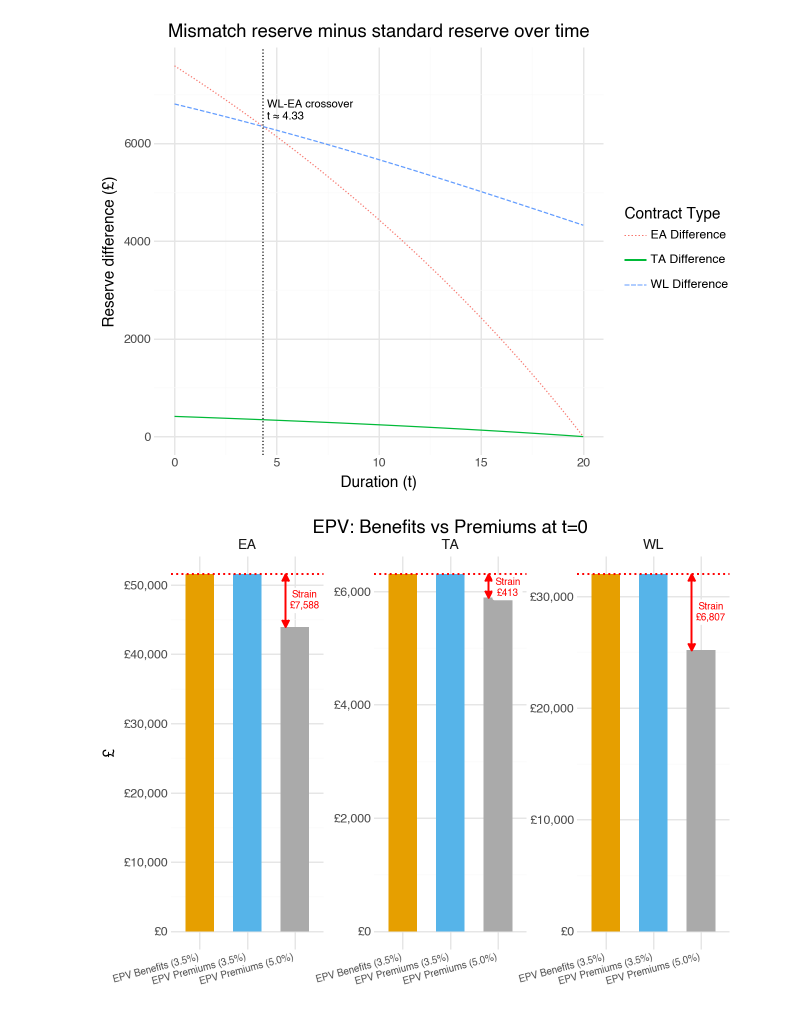
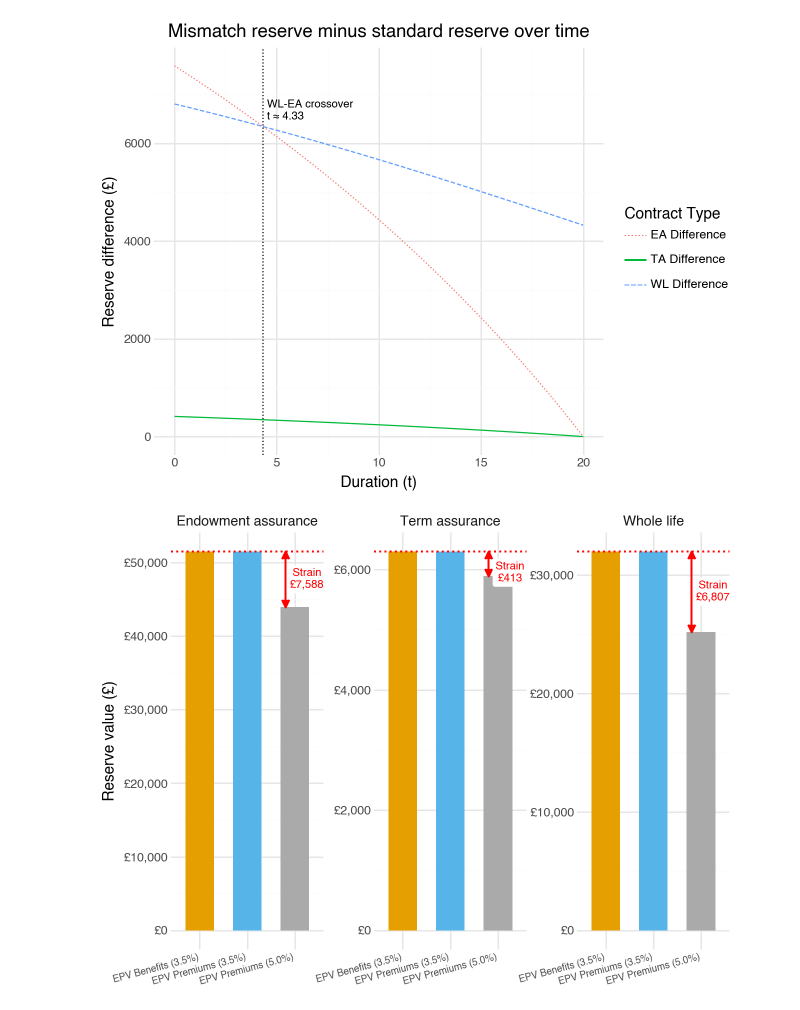
Before and after one commit to ytterbiu/smm065-computer-based-assessment, a Jupyter notebook: cm1-p2-cw-notebook.ipynb, the cells around one changed output. Cells and saved outputs as stored; diff of their text form; code cells hidden in the pictures.

```diff
--- a/cm1-p2-cw-notebook.ipynb
+++ b/cm1-p2-cw-notebook.ipynb
@@ -908,12 +944,12 @@ diff_plot_2
 # %%
 # additional plot to highlight strain
 # defining terms for qol
-D45 = np.float64(comm_35['D_x'].at[45])
-M45 = np.float64(comm_35['M_x'].at[45])
-M65 = np.float64(comm_35['M_x'].at[65])
-N45 = np.float64(comm_35['N_x'].at[45])
-N65 = np.float64(comm_35['N_x'].at[65])
-D65 = np.float64(comm_35['D_x'].at[65])
+D45 = np.float64(comm_35["D_x"].at[45])
+M45 = np.float64(comm_35["M_x"].at[45])
+M65 = np.float64(comm_35["M_x"].at[65])
+N45 = np.float64(comm_35["N_x"].at[45])
+N65 = np.float64(comm_35["N_x"].at[65])
+D65 = np.float64(comm_35["D_x"].at[65])
 
 # EPV of Benefits (3.5% basis)
 EPV_ben_WL = sum_assured * (M45 / D45)
@@ -921,9 +957,9 @@ EPV_ben_TA = sum_assured * ((M45 - M65) / D45)
 EPV_ben_EA = sum_assured * ((M45 - M65 + D65) / D45)
 
 # EPV of Premiums at 3.5%
-EPV_prem_WL_35 = P_WL     * (N45 / D45)
-EPV_prem_TA_35 = P_TA     * ((N45 - N65) / D45)
-EPV_prem_EA_35 = P_EA     * ((N45 - N65) / D45)
+EPV_prem_WL_35 = P_WL * (N45 / D45)
+EPV_prem_TA_35 = P_TA * ((N45 - N65) / D45)
+EPV_prem_EA_35 = P_EA * ((N45 - N65) / D45)
 
 # EPV of Premiums at 5.0%
 EPV_prem_WL_50 = P_WL_new * (N45 / D45)
@@ -932,7 +968,17 @@ EPV_prem_EA_50 = P_EA_new * ((N45 - N65) / D45)
 
 epv_data = pd.DataFrame(
     {
-        "Contract": ["WL", "WL", "WL", "TA", "TA", "TA", "EA", "EA", "EA"],
+        "Contract": [
+            "Whole life",
+            "Whole life",
+            "Whole life",
+            "Term assurance",
+            "Term assurance",
+            "Term assurance",
+            "Endowment assurance",
+            "Endowment assurance",
+            "Endowment assurance",
+        ],
         "Basis": [
             "EPV Benefits (3.5%)",
             "EPV Premiums (3.5%)",
@@ -959,14 +1005,16 @@ epv_data = pd.DataFrame(
 )
 
 # arrow data — from EPV Benefits down to EPV Premiums 5.0%
-hline_data = pd.DataFrame({
-    "Contract":   ["WL",       "TA",       "EA"],
-    "yintercept": [EPV_ben_WL, EPV_ben_TA, EPV_ben_EA],
-})
+hline_data = pd.DataFrame(
+    {
+        "Contract": ["Whole life", "Term assurance", "Endowment assurance"],
+        "yintercept": [EPV_ben_WL, EPV_ben_TA, EPV_ben_EA],
+    }
+)
 
 arrow_data = pd.DataFrame(
     {
-        "Contract": ["WL", "TA", "EA"],
+        "Contract": ["Whole life", "Term assurance", "Endowment assurance"],
         "x": [2.8, 2.8, 2.8],  # just right of third bar
         "xend": [2.8, 2.8, 2.8],
         "y": [EPV_ben_WL, EPV_ben_TA, EPV_ben_EA],
@@ -977,11 +1025,11 @@ arrow_data = pd.DataFrame(
 # strain label midpoints
 strain_data = pd.DataFrame(
     {
-        "Contract": ["WL", "TA", "EA"],
-        "x": [3.2, 3.2, 3.2],
+        "Contract": ["Whole life", "Term assurance", "Endowment assurance"],
+        "x": [3.25, 3.25, 3.25],
         "y": [
             (EPV_ben_WL + EPV_prem_WL_50) / 2,
-            (EPV_ben_TA + EPV_prem_TA_50) / 2.01,
+            (EPV_ben_TA + EPV_prem_TA_50) / 2.05,
             (EPV_ben_EA + EPV_prem_EA_50) / 2,
         ],
         "label": [
@@ -1016,34 +1064,37 @@ epv_plot = (
     # white background box
     + geom_label(
         strain_data,
         aes(x="x", y="y", label="label"),
         color="red",
         fill="white",
-        size=7,
+        size=8,
         label_size=0,
         inherit_aes=False,
     )
     + scale_fill_manual(
         values={
             "EPV Benefits (3.5%)": "#E69F00",
             "EPV Premiums (3.5%)": "#56B4E9",
             "EPV Premiums (5.0%)": "#AAAAAA",
         }
     )
     + scale_y_continuous(labels=lambda lst: [f"£{x:,.0f}" for x in lst])
     + facet_wrap("Contract", scales="free_y")
     + theme_minimal()
     + theme(
         axis_text_x=element_text(size=7, angle=15, hjust=1),
         strip_text=element_text(size=10, face="bold"),
     )
     + labs(
-        title="EPV: Benefits vs Premiums at t=0",
+        # title="EPV: Benefits vs Premiums at t=0",
         x="",
-        y="£",
+        y="Reserve value (£)",
     )
 )
 
+epv_plot.save(
+    "../fig/appendix-epv-plot.pdf", dpi=300, width=6.3, height=3.78, units="in"
+)
 epv_plot
 # %% [output]
-[figure, old version]
+[figure, new version]
```
Also changed, not shown: parts of 3 cells of this notebook.
